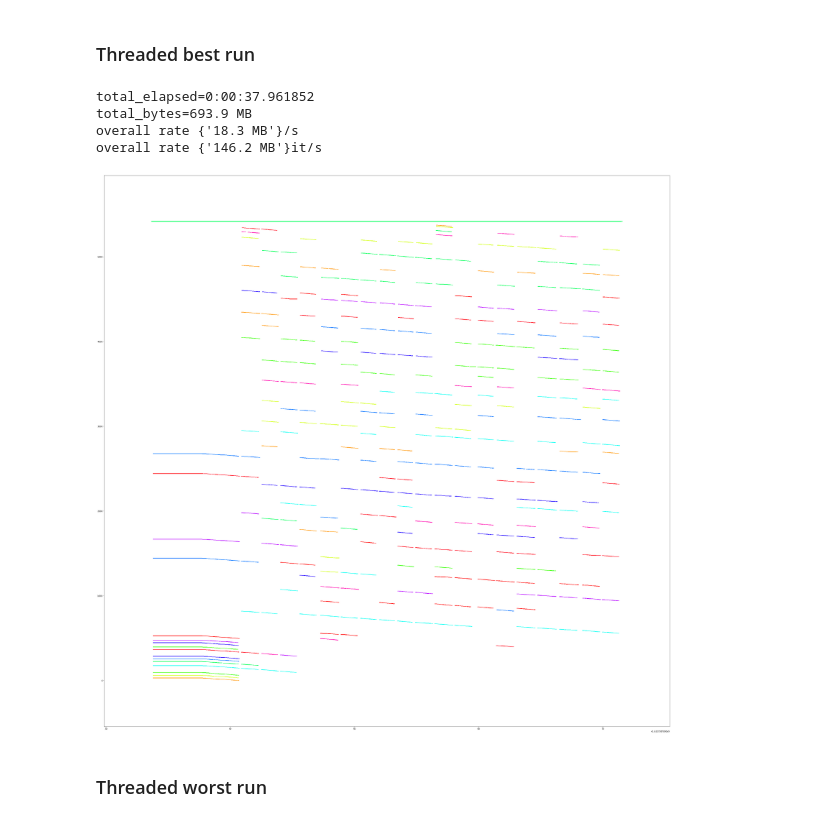
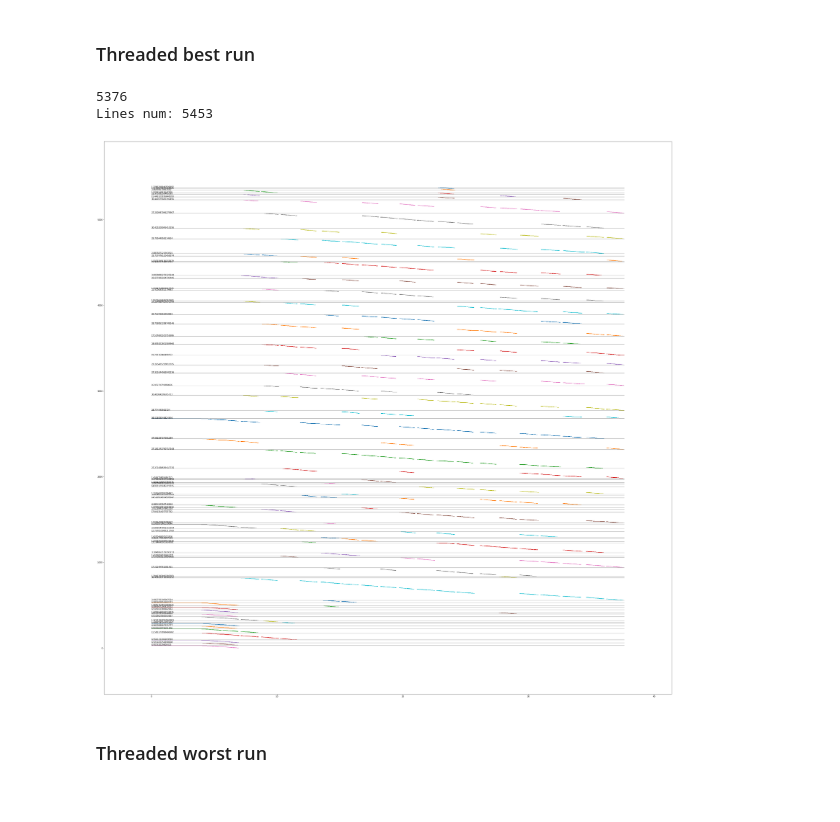
Before and after one commit to iarai/concurrent-dataloader, a Jupyter notebook: src/analysis/AnalysisDataloader.ipynb, the cells around one changed output. Saved outputs shown, nothing was run; the diff lists cells and outputs as text; code cells hidden in the pictures.

```diff
--- a/src/analysis/AnalysisDataloader.ipynb
+++ b/src/analysis/AnalysisDataloader.ipynb
@@ -255,14 +255,13 @@ both.sort_values(by=['threaded'], ascending=False)
 # %%
 # for i, batch_pool_size in enumerate([2, 4, 8, 16, 32, 64]):
 #     for j, num_fetch_workers in enumerate([2, 4, 8, 16, 32, 64, 128]):
 run = df_dataloader_zeroworkers_th[(df_dataloader_zeroworkers_th["num_fetch_workers"]==16) & (df_dataloader_zeroworkers_th["batch_pool"]==4)]["run"].iloc[0]
-plot_events_timeline(df_dataloader_zeroworkers_th[df_dataloader_zeroworkers_th["run"]==run], summary_only=False)
+# plot_events_timeline(df_dataloader_zeroworkers_th[df_dataloader_zeroworkers_th["run"]==run], summary_only=False)
+plot_events_timeline_detailed(df_dataloader_zeroworkers_th[df_dataloader_zeroworkers_th["run"]==run], filter_function="__getitem__")
 # %% [output]
-total_elapsed=0:00:37.961852
-total_bytes=693.9 MB
-overall rate {'18.3 MB'}/s
-overall rate {'146.2 MB'}it/s
+5376
+Lines num: 5453
-[figure, old version]
+[figure, new version]
 # %% [markdown]
 ### Threaded worst run
 # %%
```
Also changed, not shown: parts of 3 cells of this notebook, 6 other files.
